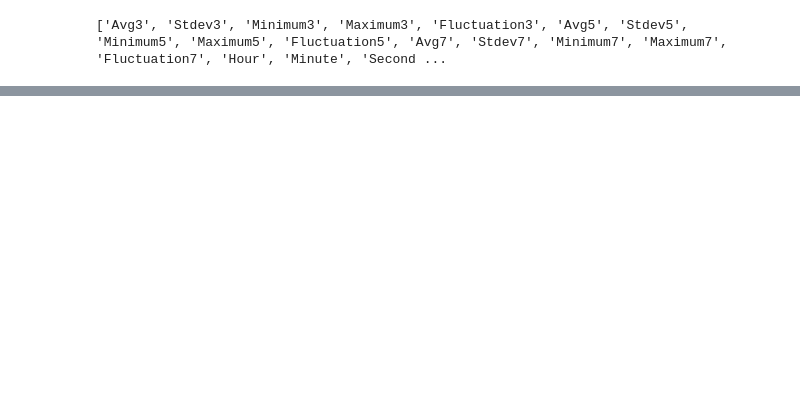
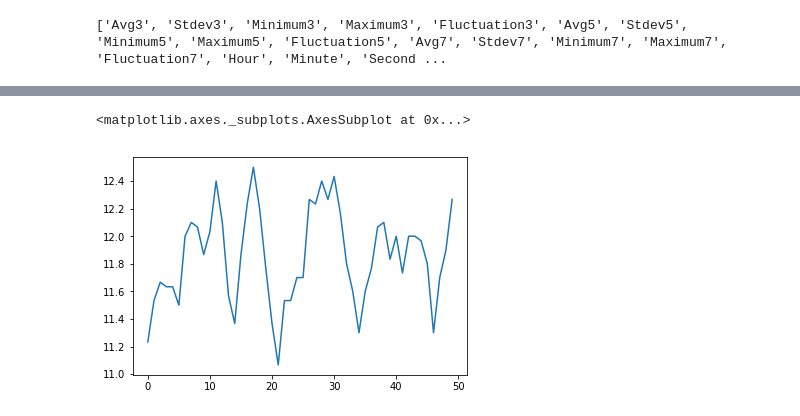
Before and after one commit to jesus-r-mendoza/Operations-Data-and-Mgmt-System, a Jupyter notebook: machine-learning/support-vector-regression/SVR-Forecasting.ipynb, the cells around one changed output, grey strips where cells are left out. Saved outputs shown, nothing was run; the diff lists cells and outputs as text; code cells hidden in the pictures; blank space fills up the shorter version.

```diff
--- a/machine-learning/support-vector-regression/SVR-Forecasting.ipynb
+++ b/machine-learning/support-vector-regression/SVR-Forecasting.ipynb
@@ -99,0 +99,5 @@ RMSE is 0.5836651770197268
+# %%
+X_train['Avg3'][0:50].plot()
+# %% [output]
+<matplotlib.axes._subplots.AxesSubplot at 0x...>
+[figure, added]
```
Also changed, not shown: parts of 9 cells of this notebook.
